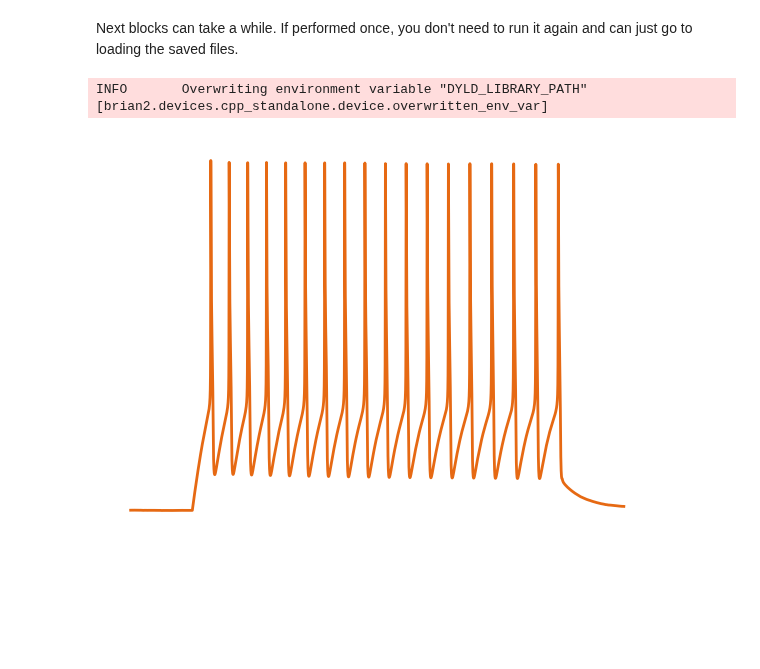
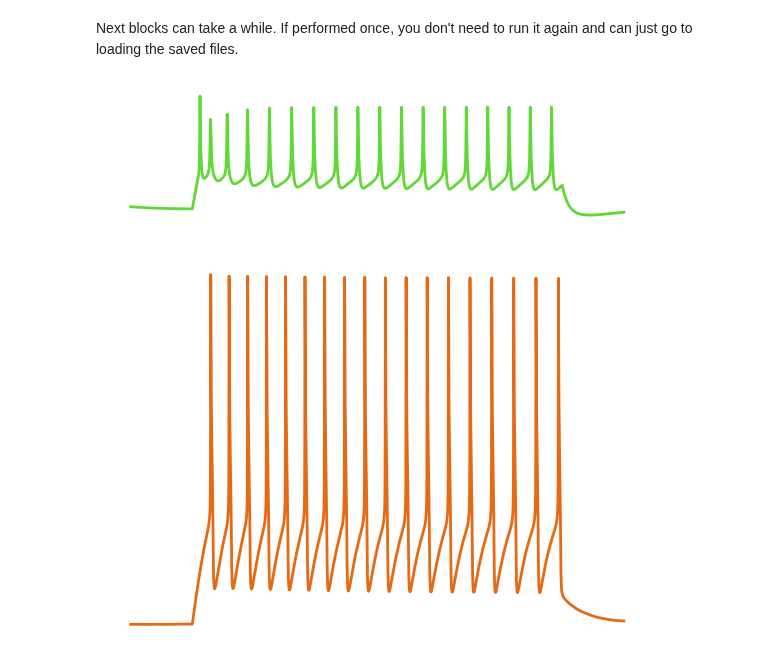
Before and after one commit to berenslab/hh_sbi, a Jupyter notebook: figures/figure_2.ipynb, the cells around one changed output. Drawn from its saved outputs; the diff is of its cells as text; code cells hidden in the pictures; blank space fills up the shorter version.

```diff
--- a/figures/figure_2.ipynb
+++ b/figures/figure_2.ipynb
@@ -538,9 +538,22 @@ E_distances_indexes = np.argsort(
         )
     )
 )[0:1000]
-x_prior = M1_model._run_HH_model(theta[E_distances_indexes[[1, 100, 500]], :])
+x_prior = M1_model._run_HH_model(theta[E_distances_indexes[[1, 500]], :])
-# %% [output]
-INFO       Overwriting environment variable "DYLD_LIBRARY_PATH" [brian2.devices.cpp_standalone.device.overwritten_env_var]
+# %%
+fig, ax_sim = plt.subplots(1, 1, figsize=(7, 1.7))
+# Prior simulation
+x_prior_example = M1_model._run_HH_model(theta[E_distances_indexes[1], :])
+ax_sim.plot(
+    x_prior_example["time"], x_prior_example["data"][0, 0, :], c="#60D937", lw=lw
+)
+sns.despine(left=True, bottom=True, ax=ax_sim)
+ax_sim.set_xticks([])
+ax_sim.set_yticks([])
+plt.savefig(
+    "preliminary/very_close_simulation.png", bbox_inches="tight", pad_inches=0, dpi=500
+)
+# %% [output]
+[figure, added]
 # %%
 from without_rSS.simulator import EphysModel
 
```
Also changed, not shown: parts of 12 cells of this notebook.
